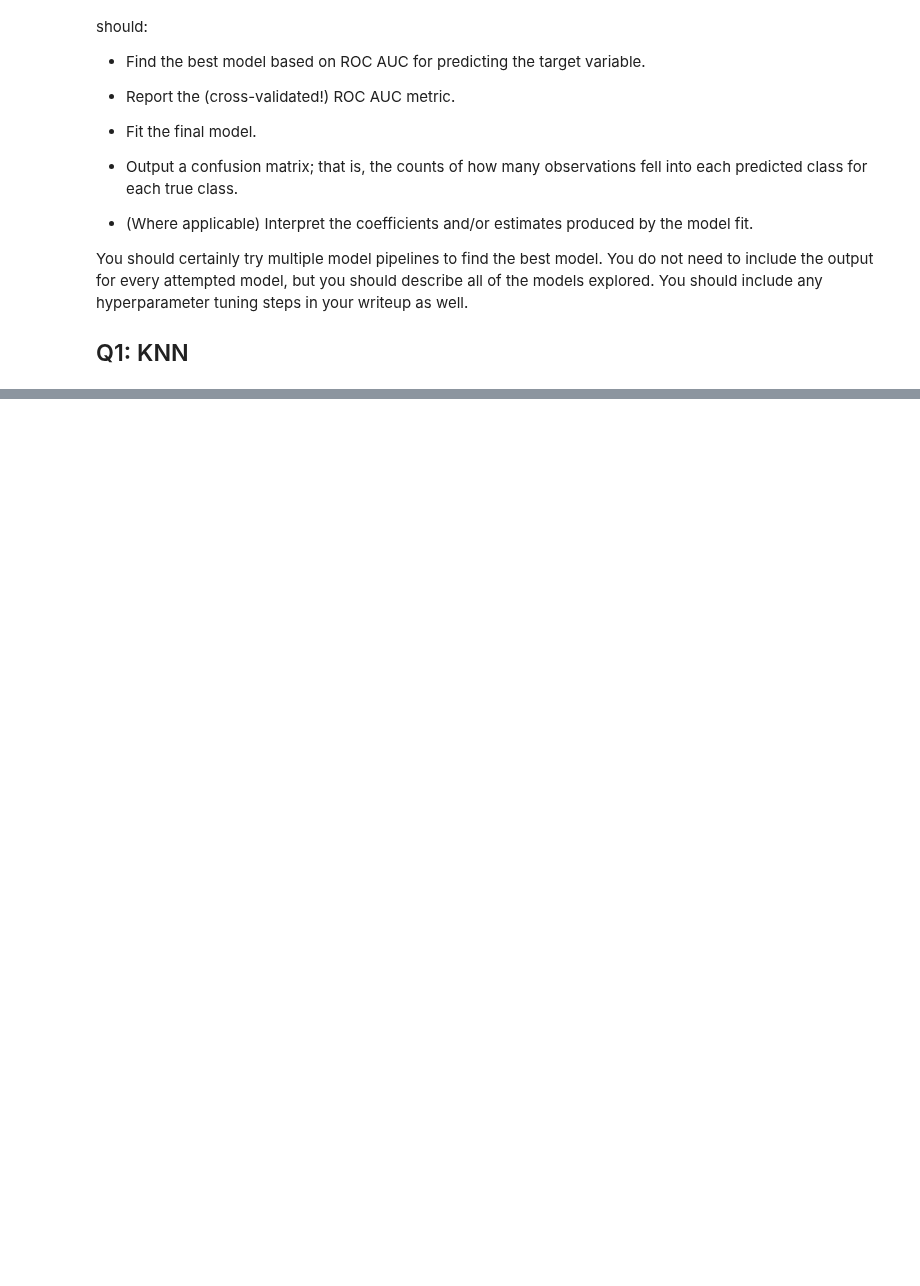
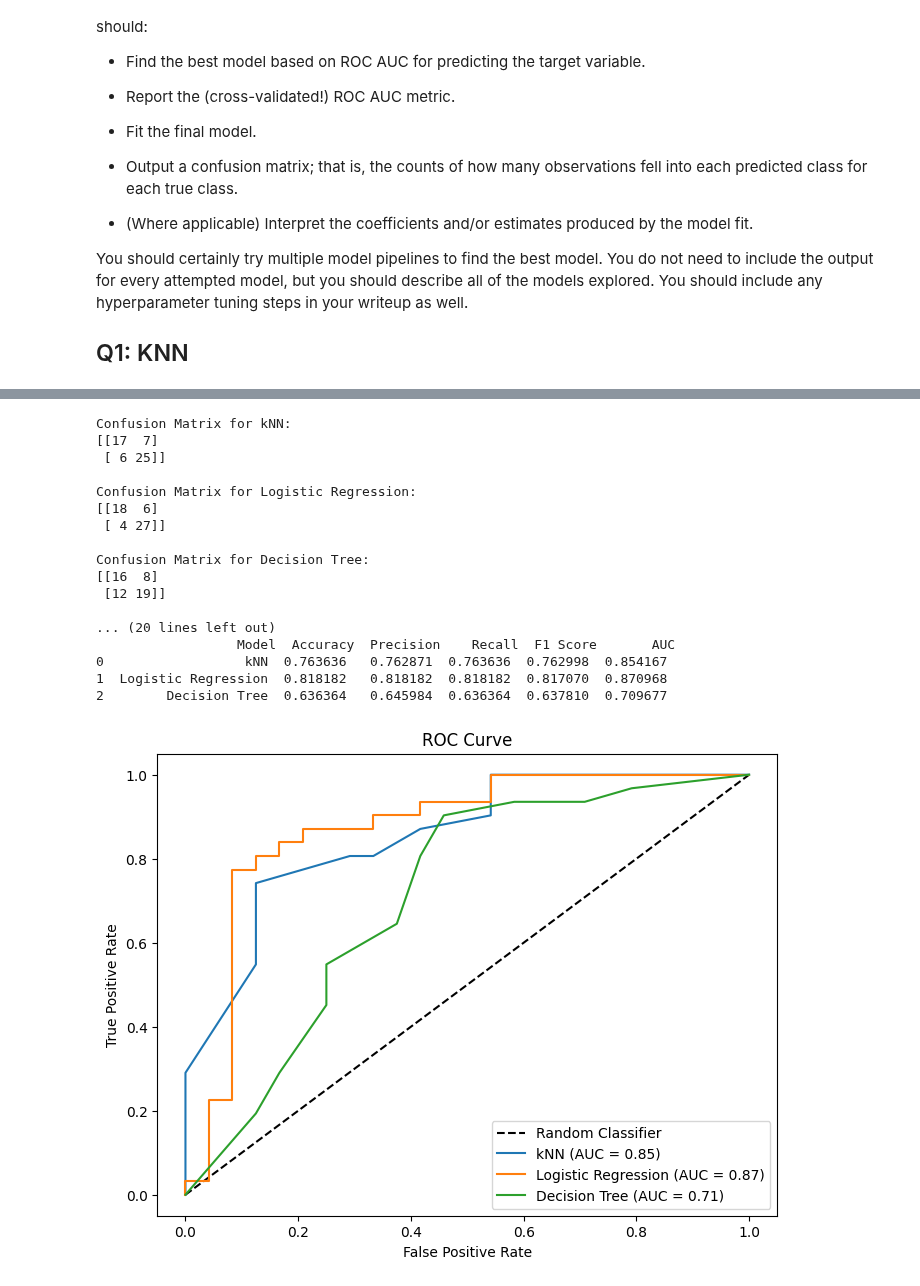
Before and after one commit to chloefeehan/GSB544, a Jupyter notebook: Labs/Lab7/Lab7.ipynb, the cells around one changed output, grey strips where cells are left out. Saved outputs shown, nothing was run; the diff lists cells and outputs as text; code cells hidden in the pictures; blank space fills up the shorter version.

```diff
--- a/Labs/Lab7/Lab7.ipynb
+++ b/Labs/Lab7/Lab7.ipynb
@@ -362,0 +77,7 @@ Feature Importances:
+# %%
+# specify x and y variables
+X = ha.drop("output", axis = 1)
+y = ha["output"]
+
+# split data into training and test sets
+X_train, X_test, y_train, y_test = train_test_split(X, y, test_size = 0.2, random_state = 1)
@@ -362,0 +337,73 @@ Feature Importances:
+# %%
+# identify models
+models = {
+    "kNN": (knn_y_pred, knn_y_pred_proba),
+    "Logistic Regression": (log_y_pred, log_y_pred_proba),
+    "Decision Tree": (tree_y_pred, tree_y_pred_proba)
+}
+
+# Metrics for each model
+results = []
+
+for name, (y_pred, y_prob) in models.items():
+    accuracy = accuracy_score(y_test, y_pred)
+    precision = precision_score(y_test, y_pred, average='weighted', zero_division=0)
+    recall = recall_score(y_test, y_pred, average='weighted')
+    f1 = f1_score(y_test, y_pred, average='weighted')
+    auc = roc_auc_score(pd.get_dummies(y_test), y_prob, multi_class='ovr') if y_prob is not None else None
+
+    results.append({
+        "Model": name,
+        "Accuracy": accuracy,
+        "Precision": precision,
+        "Recall": recall,
+        "F1 Score": f1,
+        "AUC": auc
+    })
+
+    # Confusion Matrix
+    cm = confusion_matrix(y_test, y_pred)
+    print(f"\nConfusion Matrix for {name}:\n{cm}")
+
+# Results as a DataFrame
+results_df = pd.DataFrame(results)
+print("\nEvaluation Metrics:\n", results_df)
+
+# Plot ROC Curves for each model
+plt.figure(figsize=(8, 6))
+
+# Plot the random classifier line (diagonal line)
+plt.plot([0, 1], [0, 1], 'k--', label="Random Classifier")
+
+for name, (_, y_prob) in models.items():
+    if y_prob is not None:
+        fpr, tpr, _ = roc_curve(y_test, y_prob[:, 1])
+        # Calculate AUC for the model
+        auc_score = roc_auc_score(y_test, y_prob[:, 1])
+        # Plot ROC curve with AUC in the label
+        plt.plot(fpr, tpr, label=f"{name} (AUC = {auc_score:.2f})")
+
+plt.title(f"ROC Curve")
+plt.xlabel("False Positive Rate")
+plt.ylabel("True Positive Rate")
+plt.legend()
+plt.show()
+# %% [output]
+Confusion Matrix for kNN:
+[[17  7]
+ [ 6 25]]
+
+Confusion Matrix for Logistic Regression:
+[[18  6]
+ [ 4 27]]
+
+Confusion Matrix for Decision Tree:
+[[16  8]
+ [12 19]]
+
+... (20 lines left out)
+                  Model  Accuracy  Precision    Recall  F1 Score       AUC
+0                  kNN  0.763636   0.762871  0.763636  0.762998  0.854167
+1  Logistic Regression  0.818182   0.818182  0.818182  0.817070  0.870968
+2        Decision Tree  0.636364   0.645984  0.636364  0.637810  0.709677
+[figure, added]
```
Also changed, not shown: parts of 16 cells of this notebook.
